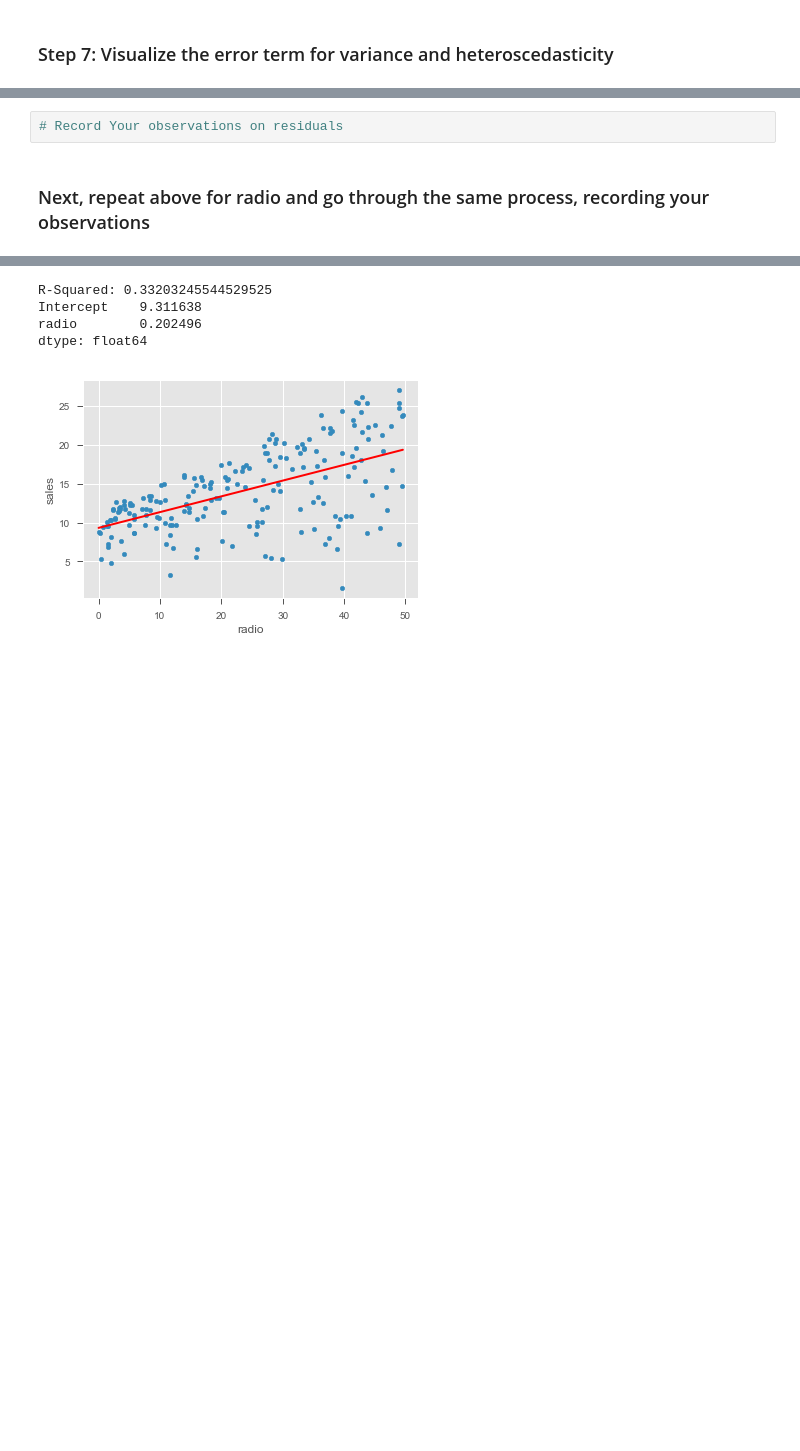
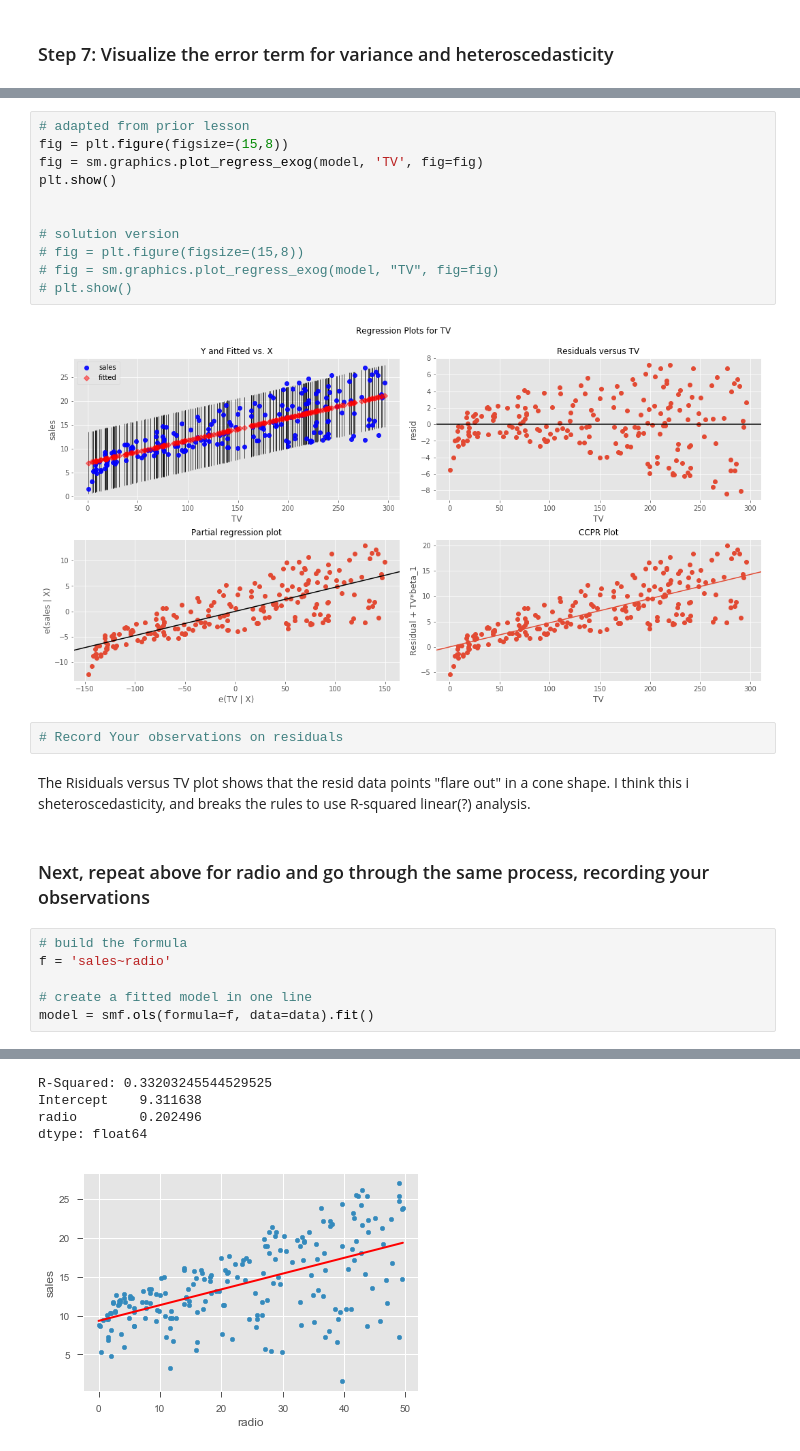
Before and after one commit to giorosati/dsc-01-10-13-regression-statsmodels-lab-online-ds-pt-100118, a Jupyter notebook: index.ipynb, the cells around one changed output, grey strips where cells are left out. Cells and saved outputs as stored; diff of their text form; blank space fills up the shorter version.

```diff
--- a/index.ipynb
+++ b/index.ipynb
@@ -173,4 +201,26 @@ dtype: float64
+# %%
+# adapted from prior lesson
+fig = plt.figure(figsize=(15,8))
+fig = sm.graphics.plot_regress_exog(model, 'TV', fig=fig)
+plt.show()
+
+
+# solution version
+# fig = plt.figure(figsize=(15,8))
+# fig = sm.graphics.plot_regress_exog(model, "TV", fig=fig)
+# plt.show()
+# %% [output]
+[figure, added]
 # %%
 # Record Your observations on residuals
+# %% [markdown]
+The Risiduals versus TV plot shows that the resid data points "flare out" in a cone shape.
+I think this i sheteroscedasticity, and breaks the rules to use R-squared linear(?) analysis.
 # %% [markdown]
 ### Next, repeat above for radio and go through the same process, recording your observations
+# %%
+# build the formula
+f = 'sales~radio'
+
+# create a fitted model in one line
+model = smf.ols(formula=f, data=data).fit()
```
Also changed, not shown: parts of 16 cells of this notebook.
